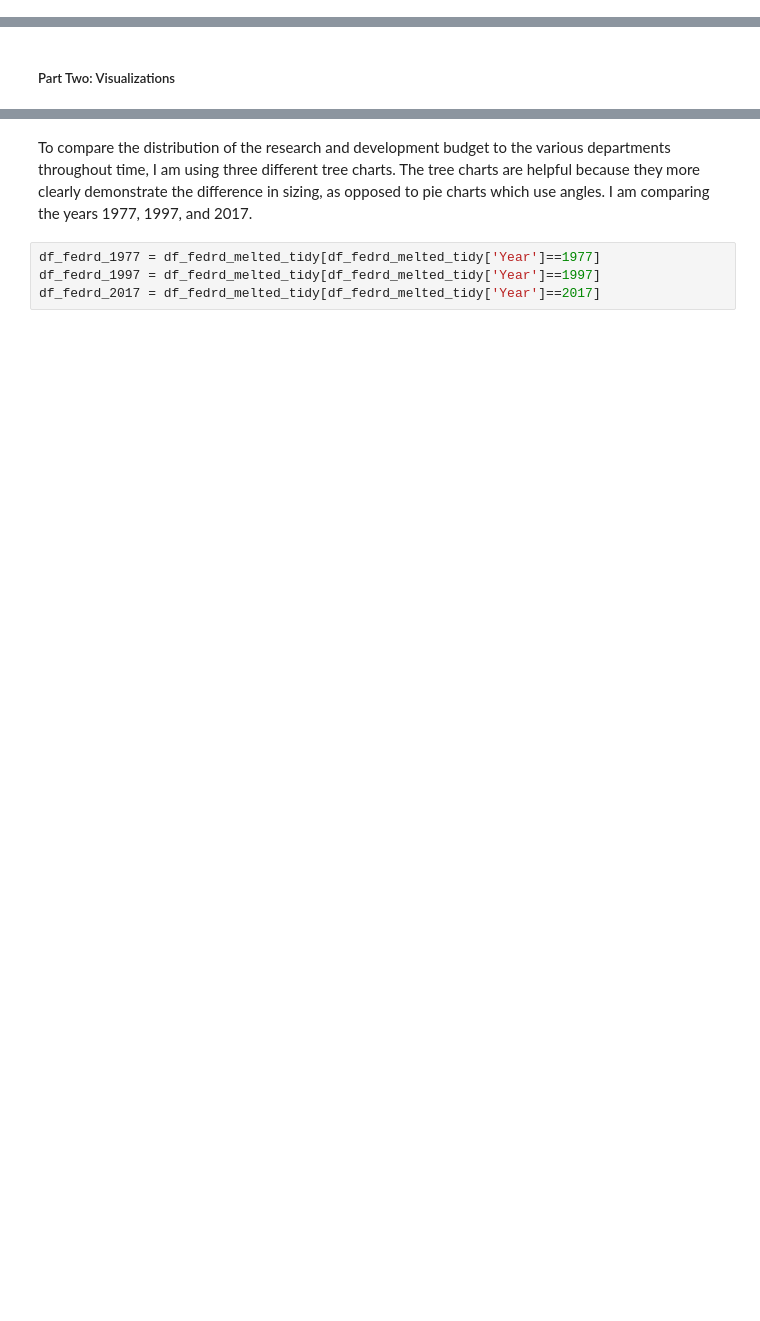
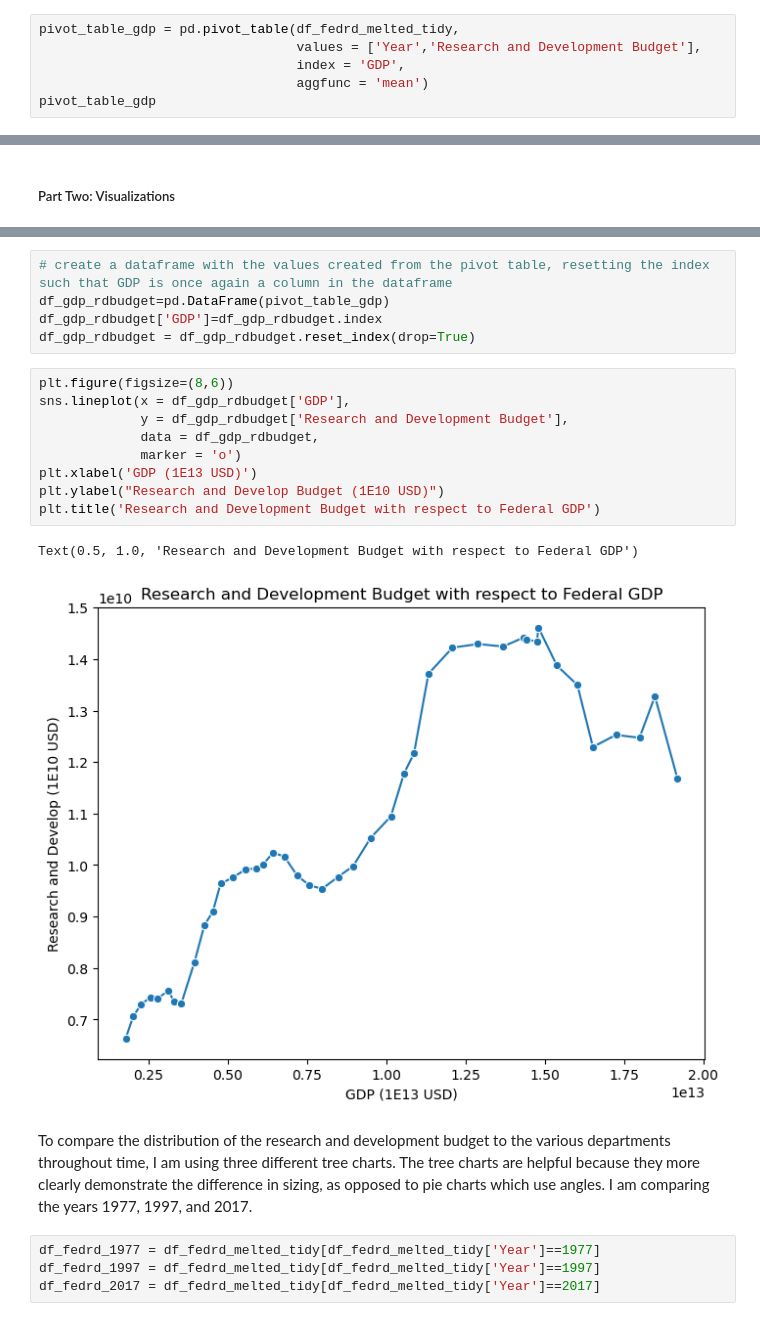
Before and after one commit to julia-dunn/DUNN-Python-Portfolio, a Jupyter notebook: TidyData-Project/main.ipynb, the cells around one changed output, grey strips where cells are left out. Cells and saved outputs as stored; diff of their text form; blank space fills up the shorter version.

```diff
--- a/TidyData-Project/main.ipynb
+++ b/TidyData-Project/main.ipynb
@@ -113,0 +116,6 @@ pivot_table_gdp_rdbudget
+# %%
+pivot_table_gdp = pd.pivot_table(df_fedrd_melted_tidy,
+                                 values = ['Year','Research and Development Budget'],
+                                 index = 'GDP',
+                                 aggfunc = 'mean')
+pivot_table_gdp
@@ -119,3 +158,20 @@ line chart
+# %%
+# create a dataframe with the values created from the pivot table, resetting the index such that GDP is once again a column in the dataframe
+df_gdp_rdbudget=pd.DataFrame(pivot_table_gdp)
+df_gdp_rdbudget['GDP']=df_gdp_rdbudget.index
+df_gdp_rdbudget = df_gdp_rdbudget.reset_index(drop=True)
+# %%
+plt.figure(figsize=(8,6))
+sns.lineplot(x = df_gdp_rdbudget['GDP'],
+             y = df_gdp_rdbudget['Research and Development Budget'],
+             data = df_gdp_rdbudget,
+             marker = 'o')
+plt.xlabel('GDP (1E13 USD)')
+plt.ylabel("Research and Develop Budget (1E10 USD)")
+plt.title('Research and Development Budget with respect to Federal GDP')
+# %% [output]
+Text(0.5, 1.0, 'Research and Development Budget with respect to Federal GDP')
+[figure, added]
 # %% [markdown]
 To compare the distribution of the research and development budget to the various departments throughout time, I am using three different tree charts. The tree charts are helpful because they more clearly demonstrate the difference in sizing, as opposed to pie charts which use angles. I am comparing the years 1977, 1997, and 2017.
 # %%
```
Also changed, not shown: parts of 17 cells of this notebook.
